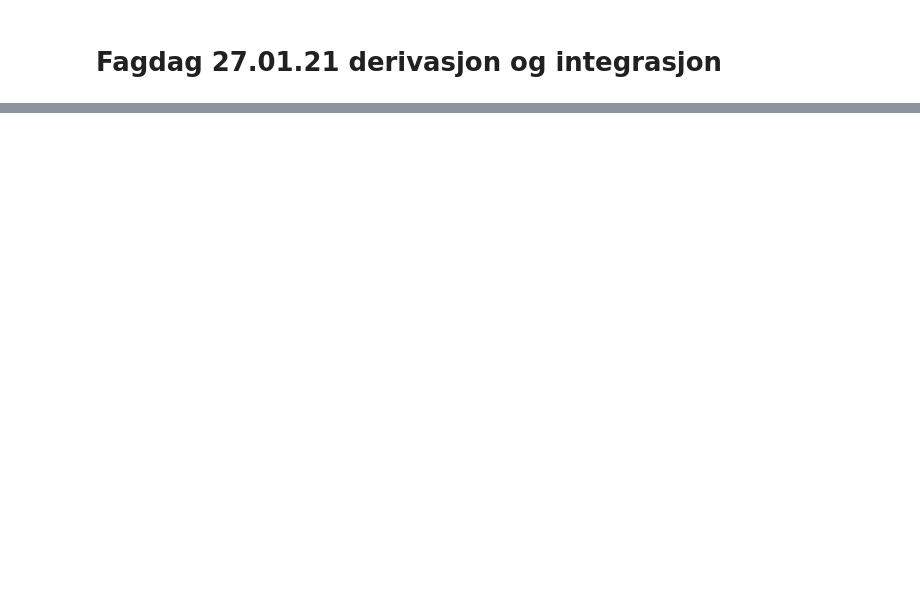
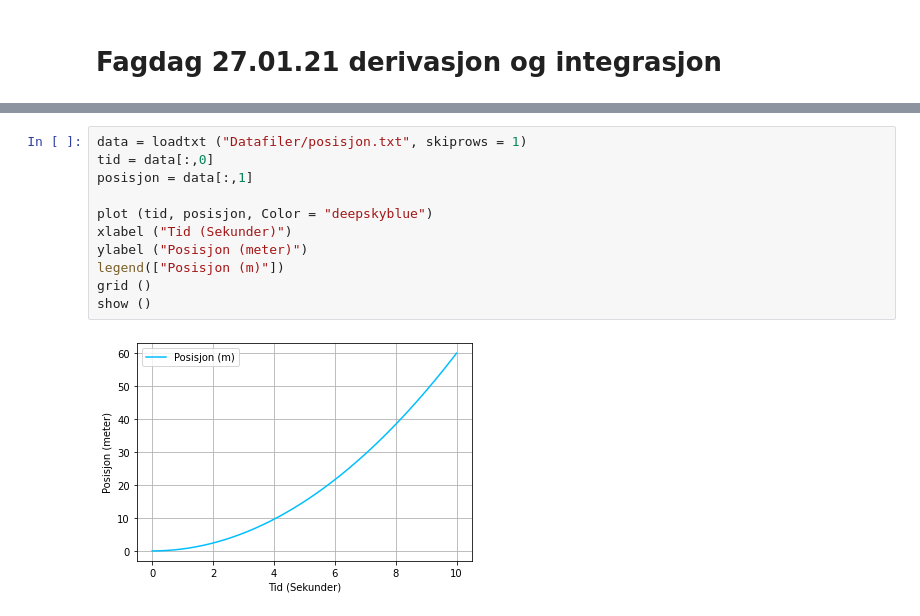
Before and after one commit to kristofferFredriksen/Programmering-og-modellering-VG3, a Jupyter notebook: Derivasjon og Integrasjon/Fagdag 27.01.21 Derivasjon og Integrasjon.ipynb, the cells around one changed output, grey strips where cells are left out. Drawn from its saved outputs; the diff is of its cells as text; blank space fills up the shorter version.

```diff
--- a/Derivasjon og Integrasjon/Fagdag 27.01.21 Derivasjon og Integrasjon.ipynb
+++ b/Derivasjon og Integrasjon/Fagdag 27.01.21 Derivasjon og Integrasjon.ipynb
@@ -102,0 +118,13 @@ Etter ca. 2.52 minutter synker temperaturen med ca. -3.86 grader per minutt
+# %%
+data = loadtxt ("Datafiler/posisjon.txt", skiprows = 1)
+tid = data[:,0]
+posisjon = data[:,1]
+
+plot (tid, posisjon, Color = "deepskyblue")
+xlabel ("Tid (Sekunder)")
+ylabel ("Posisjon (meter)")
+legend(["Posisjon (m)"])
+grid ()
+show ()
+# %% [output]
+[figure, added]
```
Also changed, not shown: parts of 17 cells of this notebook, 1 other file.
